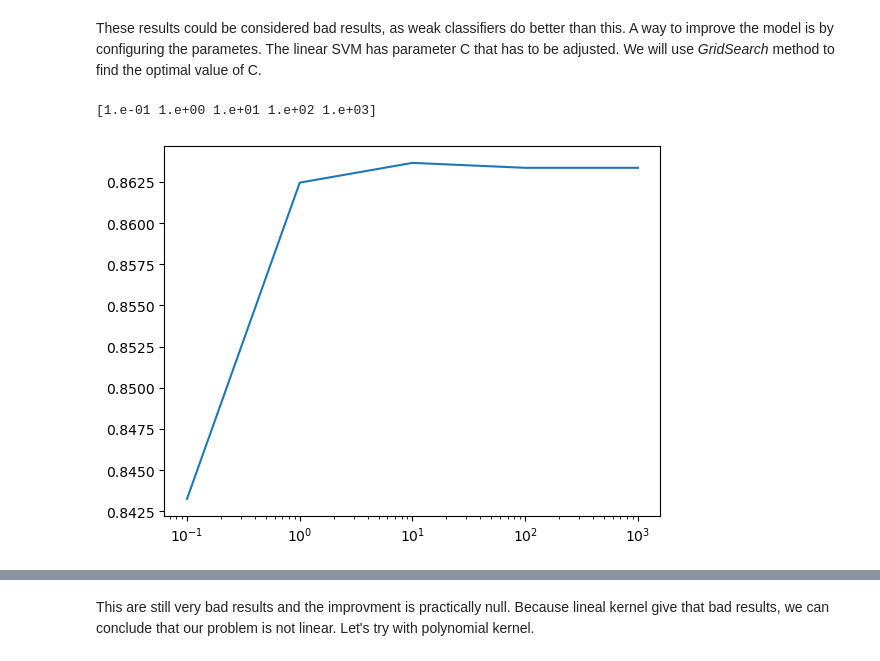
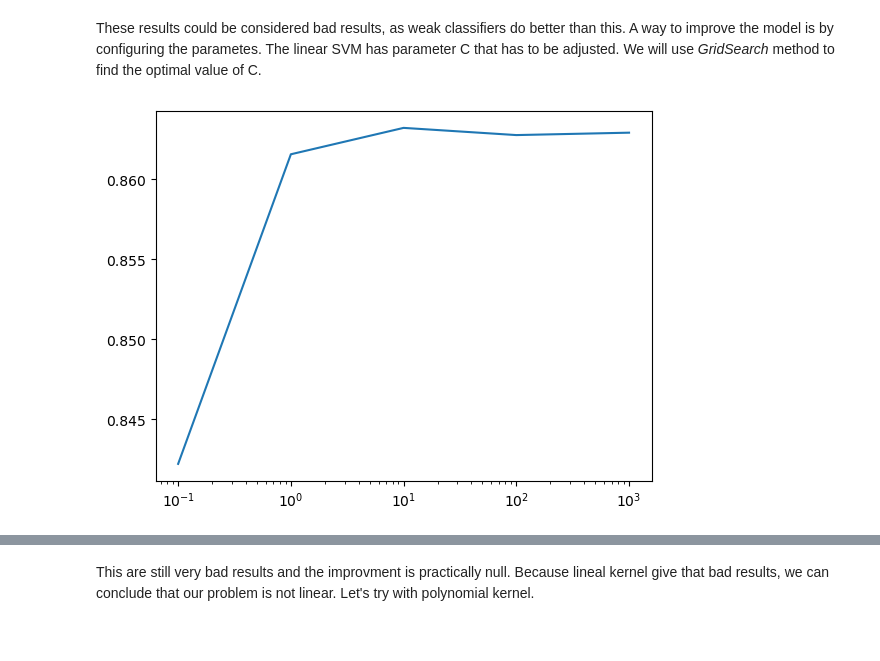
Before and after one commit to latorware/PortugalBankMarketingCampaign-MD, a Jupyter notebook: Scripts/svm.ipynb, the cells around one changed output, grey strips where cells are left out. Drawn from its saved outputs; the diff is of its cells as text; code cells hidden in the pictures.

```diff
--- a/Scripts/svm.ipynb
+++ b/Scripts/svm.ipynb
@@ -53,18 +72,16 @@ The linear SVM has parameter C that has to be adjusted. We will use *GridSearch*
 # %%
 # List of C values to test.
 Cs = np.logspace(-1, 3, num=5, base=10.0)
-print(Cs)
 param_grid = {'C': Cs}
-grid_search = GridSearchCV(SVC(kernel='linear'), param_grid, cv=5)
+grid_search = GridSearchCV(SVC(kernel='linear'), param_grid, cv=4, n_jobs=4)
 grid_search.fit(X_train,y_train)
 
-# Let's plot the 5-fold cross.validation f measure deppending on C
+# Let's plot the 4-fold cross.validation accuracy deppending on C
 scores = grid_search.cv_results_['mean_test_score']
 plt.semilogx(Cs,scores)
 plt.show()
 # %% [output]
-[1.e-01 1.e+00 1.e+01 1.e+02 1.e+03]
-[figure, old version]
+[figure, new version]
 # %%
 
 parval=grid_search.best_params_
```
Also changed, not shown: parts of 13 cells of this notebook.
